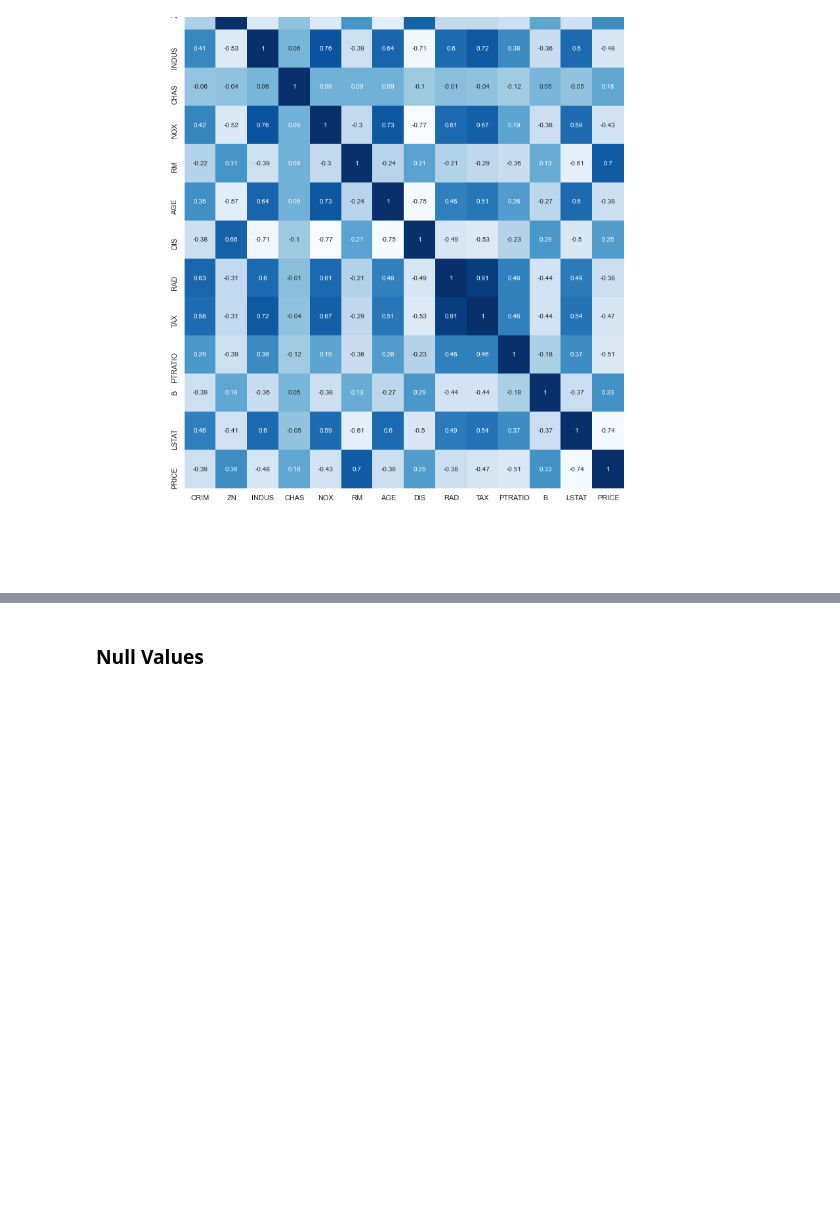
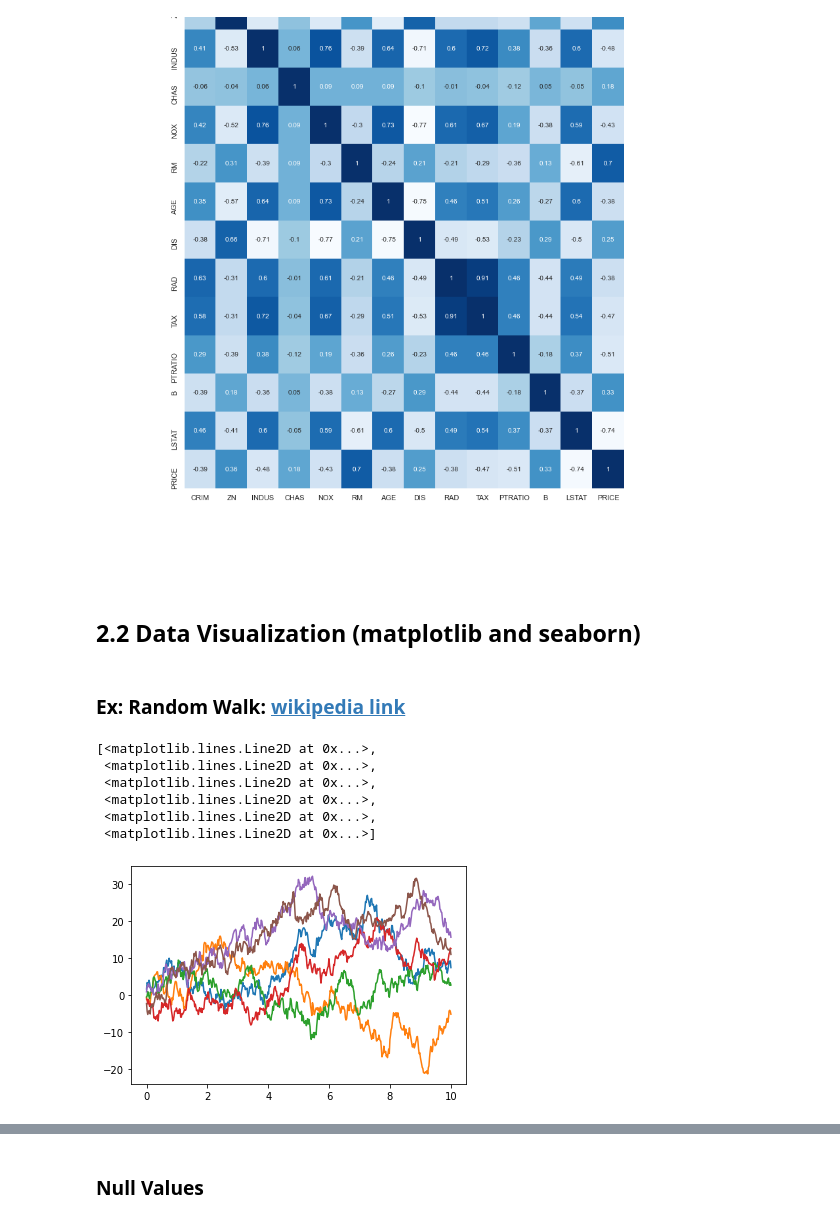
Before and after one commit to Unique-Divine/LeetCode-Coding-Practice, a Jupyter notebook: Unique's DS Cookbook (Python).ipynb, the cells around one changed output, grey strips where cells are left out. Cells and saved outputs as stored; diff of their text form; code cells hidden in the pictures; blank space fills up the shorter version.

```diff
--- a/Unique's DS Cookbook (Python).ipynb
+++ b/Unique's DS Cookbook (Python).ipynb
@@ -168,3 +177,22 @@ sns.heatmap(corr, annot=True, cmap='Blues')
 # %% [output]
 <AxesSubplot:>
 [figure]
+# %% [markdown]
+<a id='s2.2'></a>
+## 2.2 Data Visualization (matplotlib and seaborn)
+# %% [markdown]
+### Ex: Random Walk: [wikipedia link](https://en.wikipedia.org/wiki/Random_walk#:~:text=In%20mathematics%2C%20a%20random%20walk,space%20such%20as%20the%20integers.)
+# %%
+# Generate simple random walk plot
+rng = np.random.RandomState(1)
+x = np.linspace(0, 10, 500)
+y = np.cumsum(rng.randn(500, 6), 0)
+plt.plot(x, y)
+# %% [output]
+[<matplotlib.lines.Line2D at 0x...>,
+ <matplotlib.lines.Line2D at 0x...>,
+ <matplotlib.lines.Line2D at 0x...>,
+ <matplotlib.lines.Line2D at 0x...>,
+ <matplotlib.lines.Line2D at 0x...>,
+ <matplotlib.lines.Line2D at 0x...>]
+[figure, added]
```
Also changed, not shown: parts of 41 cells of this notebook, 2 other files.
